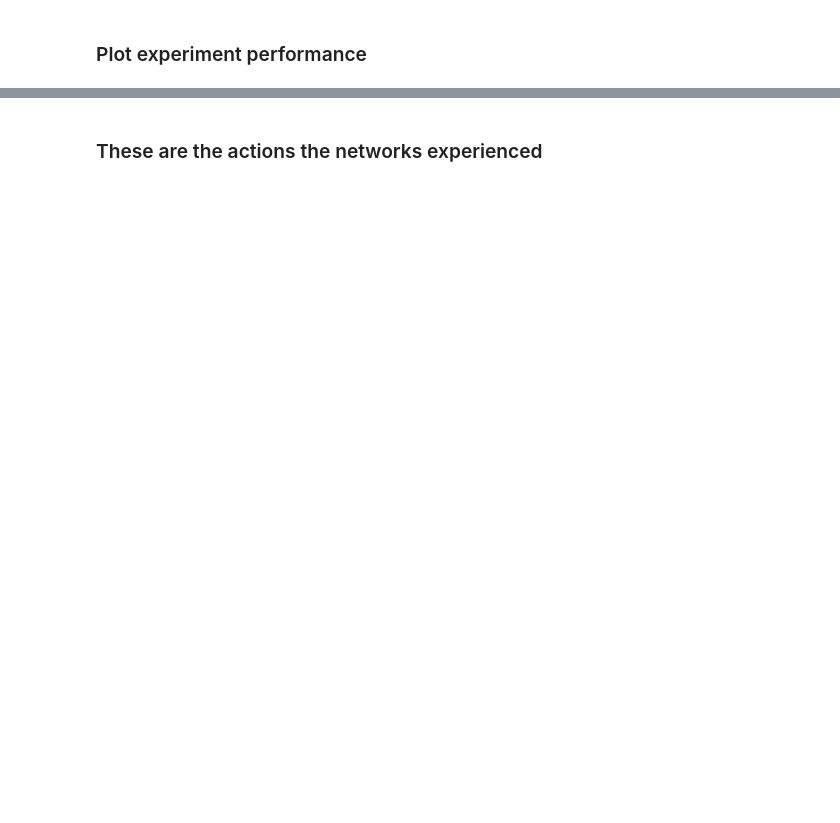
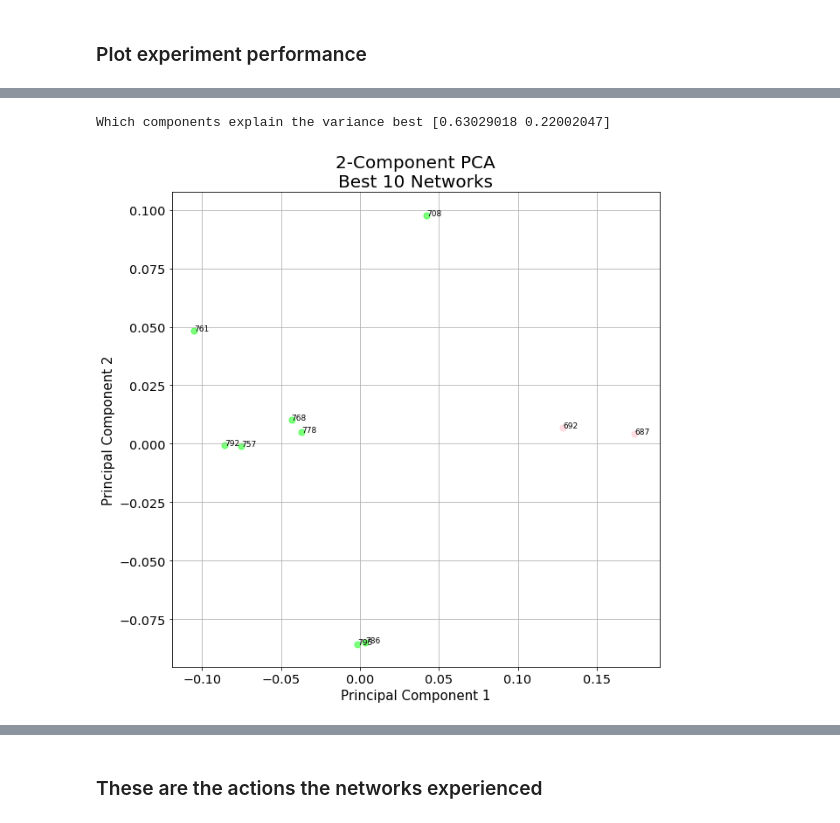
Before and after one commit to IntelLabs/distiller, a Jupyter notebook: examples/auto_compression/amc/jupyter/amc_worksheet.ipynb, the cells around one changed output, grey strips where cells are left out. Drawn from its saved outputs; the diff is of its cells as text; code cells hidden in the pictures; blank space fills up the shorter version.

```diff
--- a/examples/auto_compression/amc/jupyter/amc_worksheet.ipynb
+++ b/examples/auto_compression/amc/jupyter/amc_worksheet.ipynb
@@ -583,0 +153,54 @@ for i in range(0, nrows * ncols):
+# %%
+import matplotlib.cm as cm
+from sklearn.decomposition import PCA
+
+
+def net2nparray(record):
+    net_layer_sizes = json.loads(record["performance"])
+    net_as_nparray = np.array(list(net_layer_sizes.values()), dtype=np.float32)
+    return net_as_nparray
+
+def collect_info(df):
+    arch_shapes_dict = OrderedDict()
+    for i in range(len(df.index)):
+        record = top1_sorted_df.iloc[i]
+        episode = record['episode']
+        arch_shapes_dict[episode] = net2nparray(record)
+    return arch_shapes_dict
+
+def pca_projection(arch_shapes_dict, title, show_legend, show_episode_ids):
+    pca = PCA(n_components=2)
+    principal_components = pca.fit_transform(list(arch_shapes_dict.values()))
+    #episodes = [str(episode) for episode in arch_shapes_dict.keys()]
+    pc_df = pd.DataFrame(data=principal_components, columns = ['pc1', 'pc2'])
+    #pc_df = pd.concat([pc_df, pd.Series(episodes)], axis = 1)
+
+    fig = plt.figure(figsize = (10,10))
+    ax = fig.add_subplot(1,1,1)
+    ax.set_xlabel('Principal Component 1', fontsize=15)
+    ax.set_ylabel('Principal Component 2', fontsize=15)
+    ax.set_title(title, fontsize=20)
+
+    cnt_nets = len(arch_shapes_dict)
+    colors = ['lightskyblue', 'orange', 'red', 'green', 'blue', 'purple', 'pink','lime']
+
+    episodes = list(arch_shapes_dict.keys())
+    for i in range(cnt_nets):
+        x,y = pc_df.pc1, pc_df.pc2
+        ax.scatter(x[i], y[i], s=50, label=episodes[i],
+                   color=colors[episodes[i]//100], alpha=0.5)
+        if show_episode_ids:
+            ax.text(x[i], y[i], episodes[i], fontsize=9)
+    if show_legend:
+        plt.legend(labels, loc='best')
+    ax.grid()
+    print("Which components explain the variance best", pca.explained_variance_ratio_)
+
+
+arch_shapes_dict = collect_info(top1_sorted_df[0:10])
+pca_projection(arch_shapes_dict,
+               title='2-Component PCA\nBest 10 Networks',
+               show_legend=False, show_episode_ids=True)
+# %% [output]
+Which components explain the variance best [0.63029018 0.22002047]
+[figure, added]
```
Also changed, not shown: parts of 25 cells of this notebook, 2 other files.
